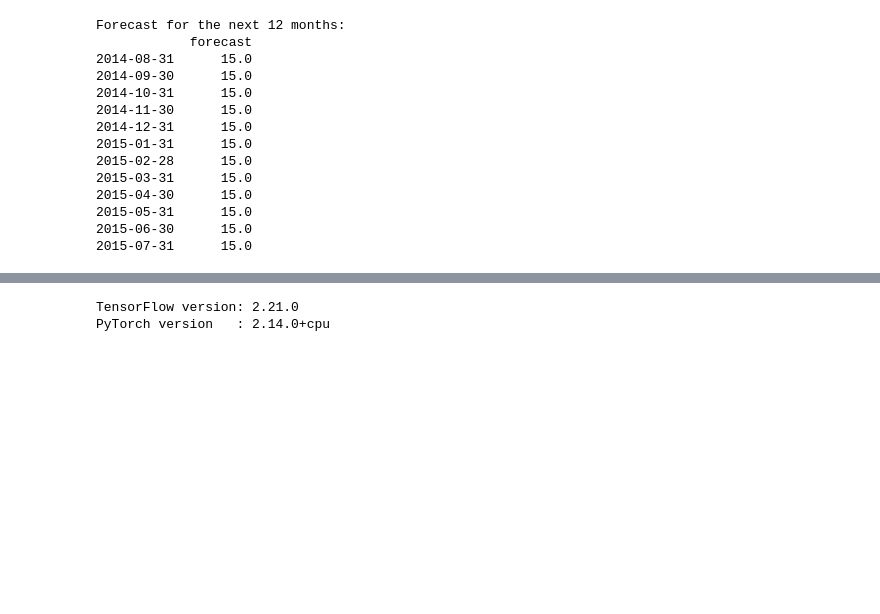
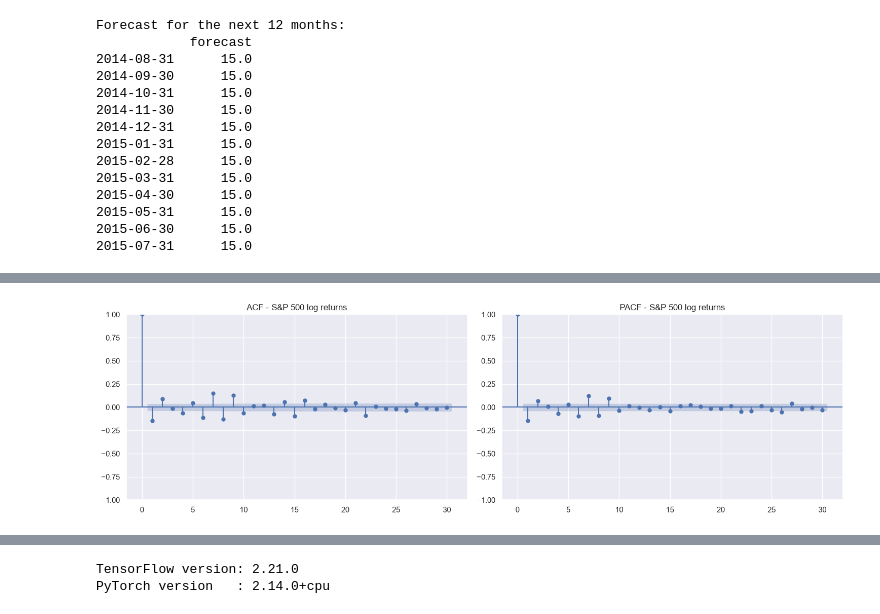
Before and after one commit to Josphat-ombui/Summative-Lab--Analytics-Firm-Clients, a Jupyter notebook: C09_M08.ipynb, the cells around one changed output, grey strips where cells are left out. Cells and saved outputs as stored; diff of their text form; code cells hidden in the pictures; blank space fills up the shorter version.

```diff
--- a/C09_M08.ipynb
+++ b/C09_M08.ipynb
@@ -954,0 +1032,10 @@ triaged. This is a *multi-class classification* problem on text, solved with a n
+# %%
+# =============================================
+# Part 2b: stationarity - ADF on level and log returns
+# =============================================
+# Reuses the adf_report() helper defined in Part 2.
+adf_report(ts_market, 'S&P 500 closing price (level)')
+
+log_market = np.log(ts_market)
+log_returns = log_market.diff().dropna()
+adf_report(log_returns, 'S&P 500 log returns')
@@ -954,0 +1059,11 @@ triaged. This is a *multi-class classification* problem on text, solved with a n
+# %%
+# =============================================
+# Part 2b: ACF / PACF diagnostics on log returns
+# =============================================
+fig, axes = plt.subplots(1, 2, figsize=(15, 4.5))
+plot_acf(log_returns, lags=30, ax=axes[0], title='ACF - S&P 500 log returns')
+plot_pacf(log_returns, lags=30, ax=axes[1], title='PACF - S&P 500 log returns')
+plt.tight_layout()
+plt.show()
+# %% [output]
+[figure, added]
```
Also changed, not shown: parts of 26 cells of this notebook.
